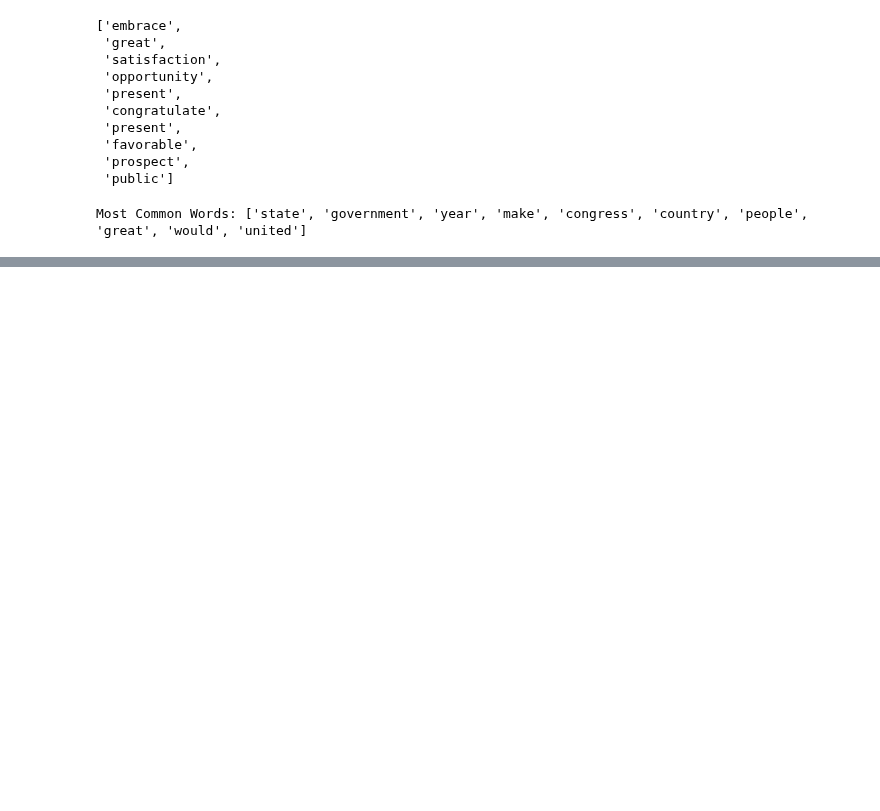
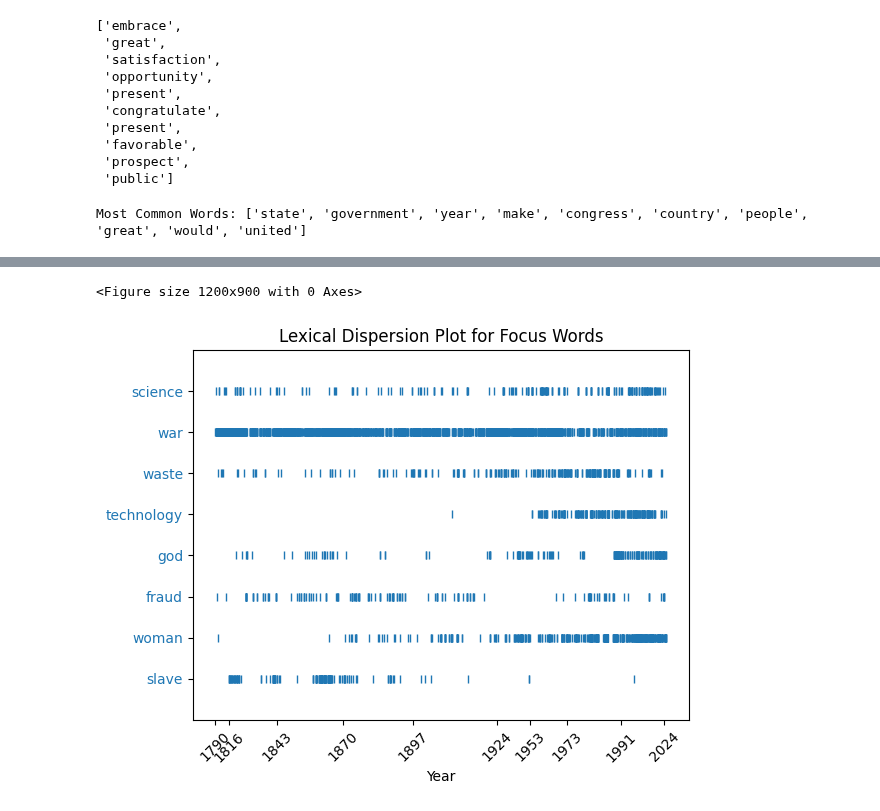
Before and after one commit to alex-smith-uwec/NLP_Spring2025, a Jupyter notebook: StateUnion.ipynb, the cells around one changed output, grey strips where cells are left out. Cells and saved outputs as stored; diff of their text form; code cells hidden in the pictures; blank space fills up the shorter version.

```diff
--- a/StateUnion.ipynb
+++ b/StateUnion.ipynb
@@ -23,4 +25,7 @@ sorted_dates, sorted_texts = zip(*sorted_data)
 
 # Convert back to lists if needed
 sorted_dates = list(sorted_dates)
+
+# Replace dates with just the year
+sorted_years = [date.year for date in sorted_dates]
 sorted_texts = list(sorted_texts)
@@ -77,0 +89,28 @@ plt.show()
+# %%
+
+
+# Compute the lengths of each text
+text_lengths = [len(text) for text in sorted_texts]
+
+# Compute cumulative offsets
+cumulative_offsets = np.cumsum([0] + text_lengths[:-1])  # Start at 0 for the first year
+
+# Determine indices for approximately 25 evenly spaced ticks
+num_ticks = 10
+indices = np.linspace(0, len(cumulative_offsets) - 1, num=num_ticks, dtype=int)
+
+# Subset offsets and years for tick marks
+selected_offsets = cumulative_offsets[indices]
+selected_years = [sorted_years[i] for i in indices]
+
+# Plot with updated axis
+plt.figure(figsize=(12, 9))
+dispersion_plot(all_words, focus_words, ignore_case=True, title='Lexical Dispersion Plot for Focus Words')
+
+# Set the horizontal axis
+plt.xticks(selected_offsets, selected_years, rotation=45)
+plt.xlabel("Year")
+plt.show()
+# %% [output]
+<Figure size 1200x900 with 0 Axes>
+[figure, added]
```
Also changed, not shown: parts of 6 cells of this notebook.
